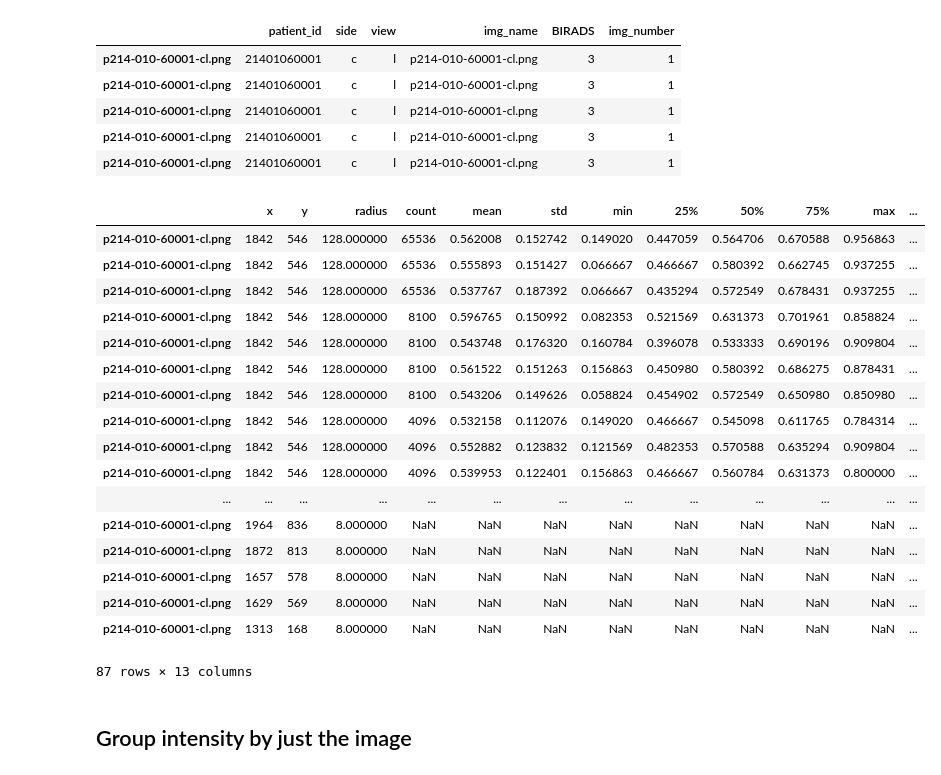
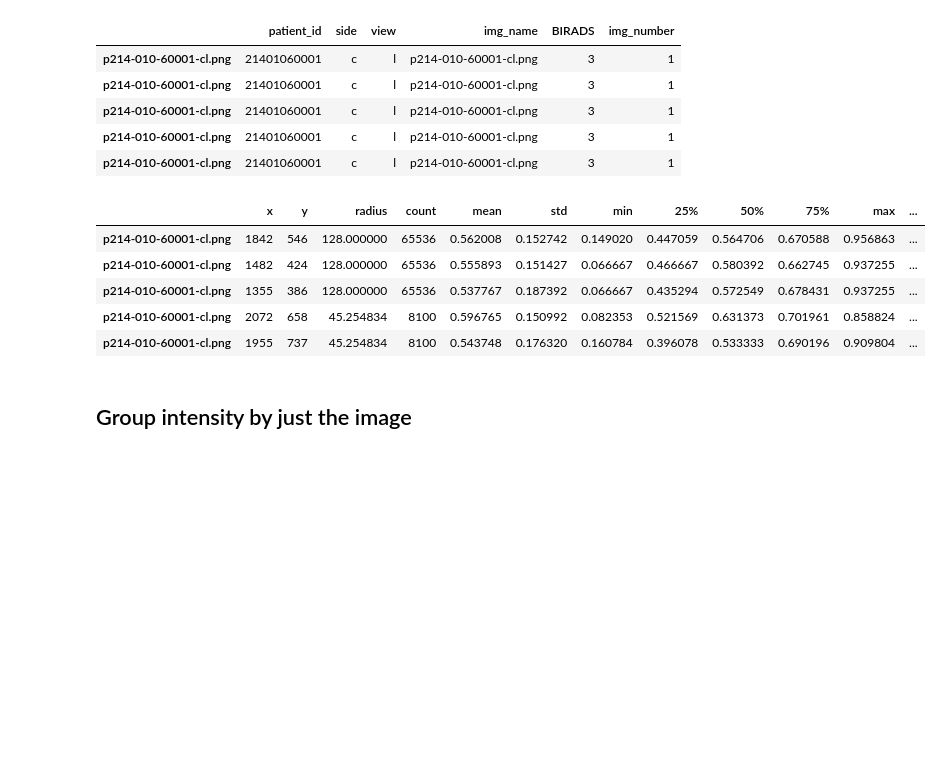
Before and after one commit to samueljackson92/major-project-data, a Jupyter notebook: notebooks/2015-03-29-blob-intensity-analysis.ipynb, the cells around one changed output. Cells and saved outputs as stored; diff of their text form; code cells hidden in the pictures; blank space fills up the shorter version.

```diff
--- a/notebooks/2015-03-29-blob-intensity-analysis.ipynb
+++ b/notebooks/2015-03-29-blob-intensity-analysis.ipynb
@@ -4,8 +4,8 @@ import pandas as pd
 import numpy as np
 import mia
 # %%
-b1 = pd.DataFrame.from_csv("/Volumes/Seagate/results/2015-03-29/2015-03-29-real-blobs1.csv")
-b2 = pd.DataFrame.from_csv("/Volumes/Seagate/results/2015-03-29/2015-03-29-real-blobs2.csv")
+b1 = pd.DataFrame.from_csv("/Volumes/Seagate/mmp_data/2015-03-29/2015-03-29-real-blobs1.csv")
+b2 = pd.DataFrame.from_csv("/Volumes/Seagate/mmp_data/2015-03-29/2015-03-29-real-blobs2.csv")
 hologic = pd.concat([b1, b2])
 hologic.head()
 # %% [output]
@@ -27,26 +27,14 @@ hologic_meta.head()
 | p214-010-60001-cl.png | 21401060001 | c | l | p214-010-60001-cl.png | 3 | 1 |
 # %%
 hologic_intensity = hologic[hologic.columns[3:]]
-hologic.loc['p214-010-60001-cl.png']
+hologic.head()
 # %% [output]
 |  | x | y | radius | count | mean | std | min | 25% | 50% | 75% | max | ... |
 | p214-010-60001-cl.png | 1842 | 546 | 128.000000 | 65536 | 0.562008 | 0.152742 | 0.149020 | 0.447059 | 0.564706 | 0.670588 | 0.956863 | ... |
-| p214-010-60001-cl.png | 1842 | 546 | 128.000000 | 65536 | 0.555893 | 0.151427 | 0.066667 | 0.466667 | 0.580392 | 0.662745 | 0.937255 | ... |
-| p214-010-60001-cl.png | 1842 | 546 | 128.000000 | 65536 | 0.537767 | 0.187392 | 0.066667 | 0.435294 | 0.572549 | 0.678431 | 0.937255 | ... |
-| p214-010-60001-cl.png | 1842 | 546 | 128.000000 | 8100 | 0.596765 | 0.150992 | 0.082353 | 0.521569 | 0.631373 | 0.701961 | 0.858824 | ... |
-| p214-010-60001-cl.png | 1842 | 546 | 128.000000 | 8100 | 0.543748 | 0.176320 | 0.160784 | 0.396078 | 0.533333 | 0.690196 | 0.909804 | ... |
-| p214-010-60001-cl.png | 1842 | 546 | 128.000000 | 8100 | 0.561522 | 0.151263 | 0.156863 | 0.450980 | 0.580392 | 0.686275 | 0.878431 | ... |
-| p214-010-60001-cl.png | 1842 | 546 | 128.000000 | 8100 | 0.543206 | 0.149626 | 0.058824 | 0.454902 | 0.572549 | 0.650980 | 0.850980 | ... |
-| p214-010-60001-cl.png | 1842 | 546 | 128.000000 | 4096 | 0.532158 | 0.112076 | 0.149020 | 0.466667 | 0.545098 | 0.611765 | 0.784314 | ... |
-| p214-010-60001-cl.png | 1842 | 546 | 128.000000 | 4096 | 0.552882 | 0.123832 | 0.121569 | 0.482353 | 0.570588 | 0.635294 | 0.909804 | ... |
-| p214-010-60001-cl.png | 1842 | 546 | 128.000000 | 4096 | 0.539953 | 0.122401 | 0.156863 | 0.466667 | 0.560784 | 0.631373 | 0.800000 | ... |
-| ... | ... | ... | ... | ... | ... | ... | ... | ... | ... | ... | ... | ... |
-| p214-010-60001-cl.png | 1964 | 836 | 8.000000 | NaN | NaN | NaN | NaN | NaN | NaN | NaN | NaN | ... |
-| p214-010-60001-cl.png | 1872 | 813 | 8.000000 | NaN | NaN | NaN | NaN | NaN | NaN | NaN | NaN | ... |
-| p214-010-60001-cl.png | 1657 | 578 | 8.000000 | NaN | NaN | NaN | NaN | NaN | NaN | NaN | NaN | ... |
-| p214-010-60001-cl.png | 1629 | 569 | 8.000000 | NaN | NaN | NaN | NaN | NaN | NaN | NaN | NaN | ... |
-| p214-010-60001-cl.png | 1313 | 168 | 8.000000 | NaN | NaN | NaN | NaN | NaN | NaN | NaN | NaN | ... |
+| p214-010-60001-cl.png | 1482 | 424 | 128.000000 | 65536 | 0.555893 | 0.151427 | 0.066667 | 0.466667 | 0.580392 | 0.662745 | 0.937255 | ... |
+| p214-010-60001-cl.png | 1355 | 386 | 128.000000 | 65536 | 0.537767 | 0.187392 | 0.066667 | 0.435294 | 0.572549 | 0.678431 | 0.937255 | ... |
+| p214-010-60001-cl.png | 2072 | 658 | 45.254834 | 8100 | 0.596765 | 0.150992 | 0.082353 | 0.521569 | 0.631373 | 0.701961 | 0.858824 | ... |
+| p214-010-60001-cl.png | 1955 | 737 | 45.254834 | 8100 | 0.543748 | 0.176320 | 0.160784 | 0.396078 | 0.533333 | 0.690196 | 0.909804 | ... |
-87 rows × 13 columns
 # %% [markdown]
 ## Group intensity by just the image
 # %% [markdown]
```
Also changed, not shown: parts of 10 cells of this notebook, 5 other files.
